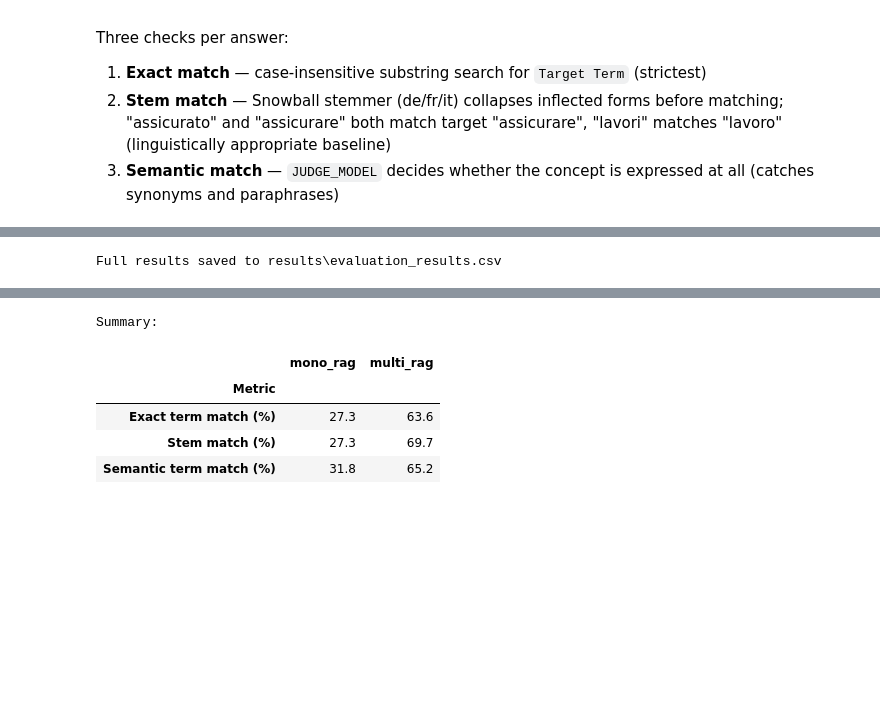
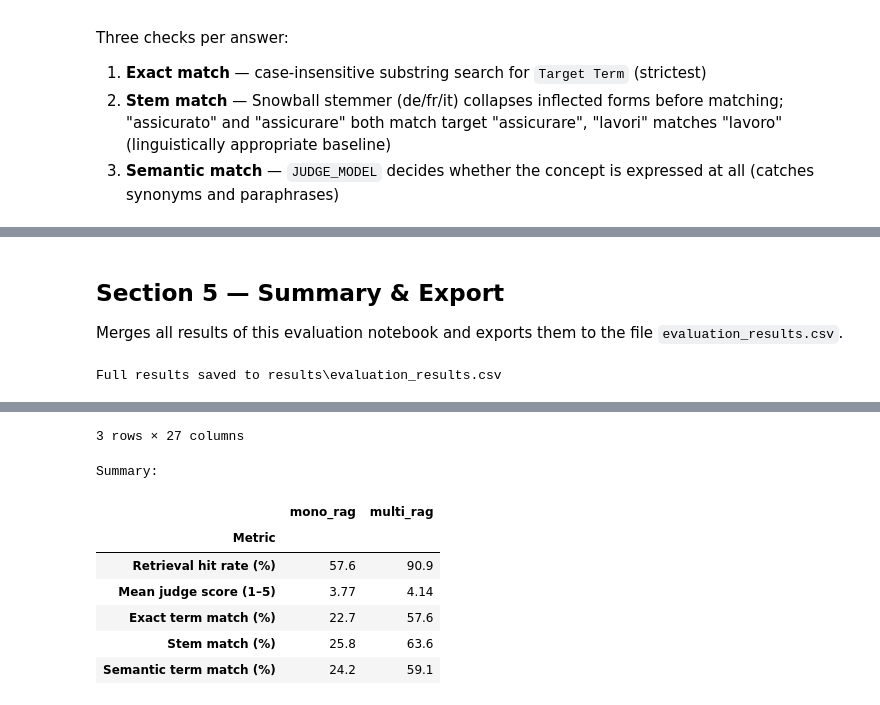
Before and after one commit to WpnSta/CAS_Project_tRAG, a Jupyter notebook: notebooks/evaluation.ipynb, the cells around one changed output, grey strips where cells are left out. Drawn from its saved outputs; the diff is of its cells as text; code cells hidden in the pictures; blank space fills up the shorter version.

```diff
--- a/notebooks/evaluation.ipynb
+++ b/notebooks/evaluation.ipynb
@@ -399,6 +393,6 @@ LLM-as-judge (`JUDGE_MODEL`) rates each answer 1–5 given the question and the
 # %%
-if not RUN_GENERATION:
-    print("RUN_GENERATION is False — skipping content scoring.")
+if not RUN_JUDGE:
+    print("RUN_JUDGE is False — skipping content scoring.")
 else:
     # Reload answers from file if not already in memory
     try:
@@ -410,18 +404,8 @@ else:
             print(f"Loaded {len(df_answers)} answers from {ANSWERS_EXPORT}")
         else:
             raise FileNotFoundError(
-                f"{ANSWERS_EXPORT} not found. Run Section 2 with RUN_GENERATION=True first."
+                f"{ANSWERS_EXPORT} not found. Run the evaluation cell with RUN_EVALUATION=True first."
             )
-
-    def _get_ref_text(chunk_records, reg_num, sec_id, max_chars=600):
-        for r in chunk_records:
-            if (r["regulation_number"] == reg_num and
-                    str(r.get("section_id", "")) == str(sec_id)):
-                return r["text"][:max_chars]
-        for r in chunk_records:  # fallback: any chunk from that regulation
-            if r["regulation_number"] == reg_num:
-                return r["text"][:max_chars]
-        return ""
 
     JUDGE_SYSTEM = (
         "You are an evaluation assistant. Rate how well the RAG answer responds to the "
@@ -459,17 +443,13 @@ else:
             return None, str(e)
 
     df_j = df_answers.copy()
-    df_j[["reg_num", "sec_id"]] = df_j["Relevant section"].apply(
-        lambda s: pd.Series(parse_section(s))
-    )
 
     s_mono, r_mono, s_multi, r_multi = [], [], [], []
     total = len(df_j)
     for i, row in df_j.iterrows():
         print(f"  Judging [{i+1}/{total}]...", end="\r")
-        ref = _get_ref_text(chunks_mono, row["reg_num"], row["sec_id"])
-        sm, rm   = _llm_judge(row["Query"], ref, row["answer_mono"])
-        sml, rml = _llm_judge(row["Query"], ref, row["answer_multi"])
+        sm,  rm  = _llm_judge(row["Query"], row["ref_mono"],  row["answer_mono"])
+        sml, rml = _llm_judge(row["Query"], row["ref_multi"], row["answer_multi"])
         s_mono.append(sm);  r_mono.append(rm)
         s_multi.append(sml); r_multi.append(rml)
 
@@ -560,7 +542,7 @@ else:
             print(f"Loaded {len(df_answers)} answers from {ANSWERS_EXPORT}")
         else:
             raise FileNotFoundError(
-                f"{ANSWERS_EXPORT} not found. Run Section 2 with RUN_GENERATION=True first."
+                f"{ANSWERS_EXPORT} not found. Run the evaluation cell with RUN_EVALUATION=True first."
             )
 
     LANG_TO_SNOWBALL = {"de": "german", "fr": "french", "it": "italian"}
@@ -743,3 +732,7 @@ True paraphrase gap counts (sem=yes, stem=no):
+# %% [markdown]
+## Section 5 — Summary & Export
+
+Merges all results of this evaluation notebook and exports them to the file `evaluation_results.csv`.
 # %%
 # Merge all results computed in this session
 try:
@@ -748,13 +741,7 @@ except NameError:
     base = df_q[["ID", "Source Term", "Query", "Language",
                  "Relevant section", "Target Term"]].copy()
 
-if RUN_RETRIEVAL and "df_retr" in dir():
-    base = base.merge(
-        df_retr[["ID", "hit_mono", "hit_multi", "rerank_mono", "rerank_multi"]],
-        on="ID", how="left"
-    )
-
-if RUN_GENERATION and "df_j" in dir():
+if RUN_JUDGE and "df_j" in dir():
     base = base.merge(
         df_j[["ID", "judge_score_mono", "judge_reason_mono",
               "judge_score_multi", "judge_reason_multi", "judge_delta"]],
@@ -774,12 +761,12 @@ display(base.head(3))
 
 # Summary table
 rows = []
-if RUN_RETRIEVAL and "df_retr" in dir():
+if RUN_EVALUATION and "df_answers" in dir():
     rows.append({"Metric": "Retrieval hit rate (%)",
-                 "mono_rag": f"{100*df_retr['hit_mono'].mean():.1f}",
-                 "multi_rag": f"{100*df_retr['hit_multi'].mean():.1f}"})
+                 "mono_rag": f"{100*df_answers['hit_mono'].mean():.1f}",
+                 "multi_rag": f"{100*df_answers['hit_multi'].mean():.1f}"})
 
-if RUN_GENERATION and "df_j" in dir():
+if RUN_JUDGE and "df_j" in dir():
     rows.append({"Metric": "Mean judge score (1–5)",
                  "mono_rag": f"{df_j['judge_score_mono'].mean():.2f}",
                  "multi_rag": f"{df_j['judge_score_multi'].mean():.2f}"})
@@ -806,6 +793,9 @@ Full results saved to results\evaluation_results.csv
-Summary:
+3 rows × 27 columns
+Summary:
 |  | mono_rag | multi_rag |
 | Metric |  |  |
-| Exact term match (%) | 27.3 | 63.6 |
-| Stem match (%) | 27.3 | 69.7 |
-| Semantic term match (%) | 31.8 | 65.2 |
+| Retrieval hit rate (%) | 57.6 | 90.9 |
+| Mean judge score (1–5) | 3.77 | 4.14 |
+| Exact term match (%) | 22.7 | 57.6 |
+| Stem match (%) | 25.8 | 63.6 |
+| Semantic term match (%) | 24.2 | 59.1 |
```
Also changed, not shown: parts of 23 cells of this notebook, 13 other files.
